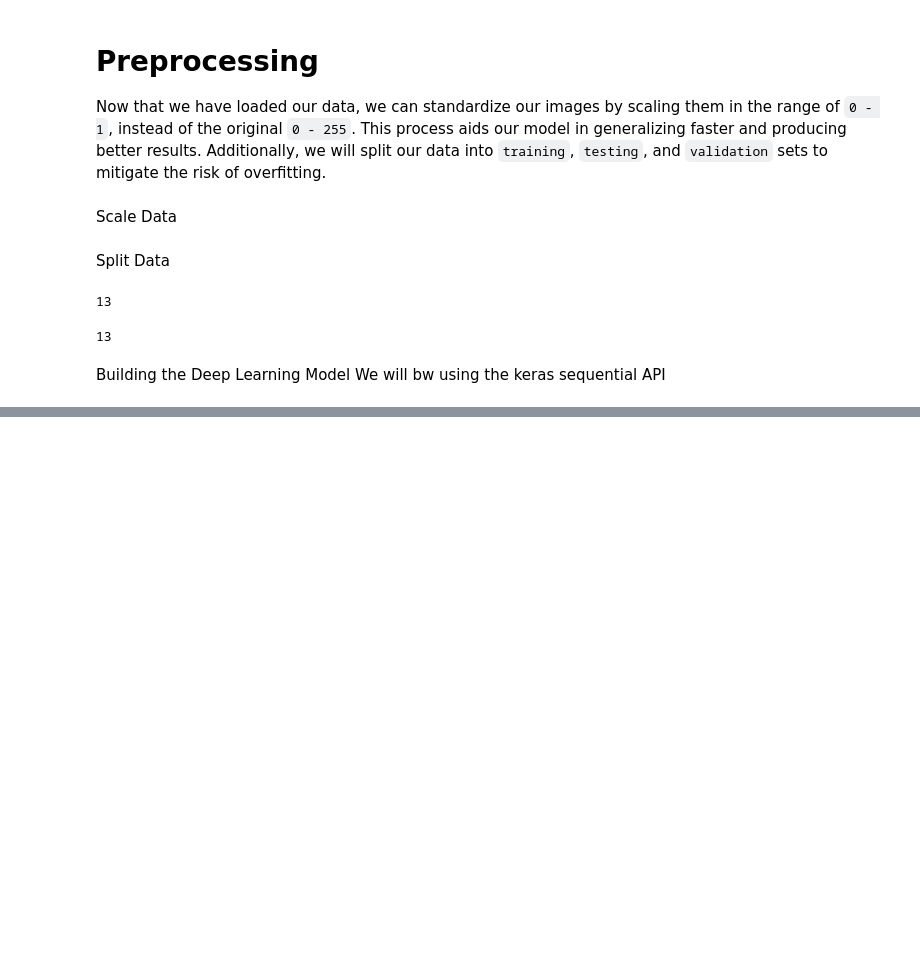
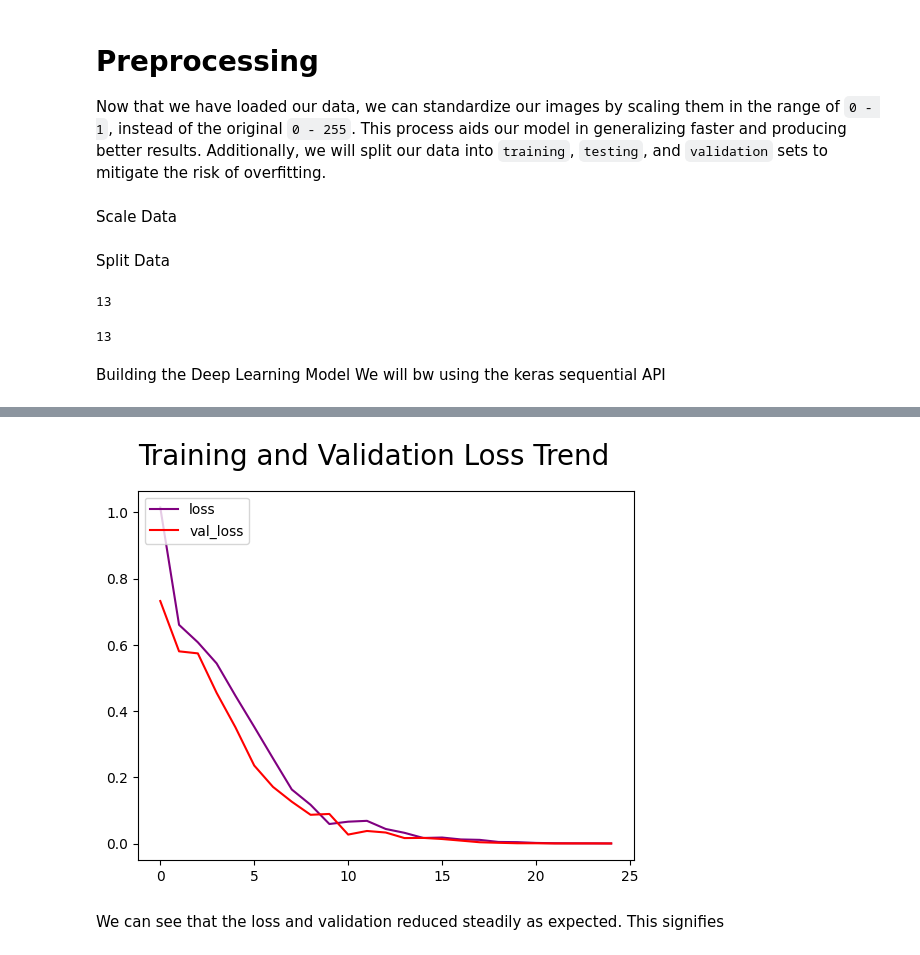
Before and after one commit to bisiAlgoRuthM/DjangoVision--Intelligent-Image-Gallery, a Jupyter notebook: DjangoVision/Model/ImageClassifier.ipynb, the cells around one changed output, grey strips where cells are left out. Saved outputs shown, nothing was run; the diff lists cells and outputs as text; code cells hidden in the pictures; blank space fills up the shorter version.

```diff
--- a/DjangoVision/Model/ImageClassifier.ipynb
+++ b/DjangoVision/Model/ImageClassifier.ipynb
@@ -265,3 +222,13 @@ model.add(MaxPooling2D())
 
 model.add(Conv2D(32, (3,3), 1, activation='relu'))
 model.add(MaxPooling2D())
+
+model.add(Conv2D(32, (3,3), 1, activation='relu'))
+model.add(MaxPooling2D())
+
+model.add(Flatten())
+
+model.add(Dense(256, activation='relu'))
+model.add(Dense(1, activation='sigmoid'))
+# %%
+model.compile('adam', loss=tf.losses.BinaryCrossentropy(), metrics=['accuracy'])
@@ -267,0 +258,7 @@ model.add(MaxPooling2D())
+# %%
+logsdir = 'logs'
+#This logs the model as it trains
+tensor_callback = tf.keras.callbacks.TensorBoard(log_dir=logsdir)
+# %%
+#Fit
+hist = model.fit(train, epochs=25, validation_data=val, callbacks=[tensor_callback])
@@ -267,0 +302,11 @@ model.add(MaxPooling2D())
+# %%
+fig = plt.figure()
+plt.plot(hist.history['loss'], color='purple', label='loss')
+plt.plot(hist.history['val_loss'], color='red', label='val_loss')
+fig.suptitle('Training and Validation Loss Trend ', fontsize=20)
+plt.legend(loc='upper left')
+plt.show()
+# %% [output]
+[figure, added]
+# %% [markdown]
+We can see that the loss and validation reduced steadily as expected. This signifies
```
Also changed, not shown: parts of 11 cells of this notebook, 3 other files.
